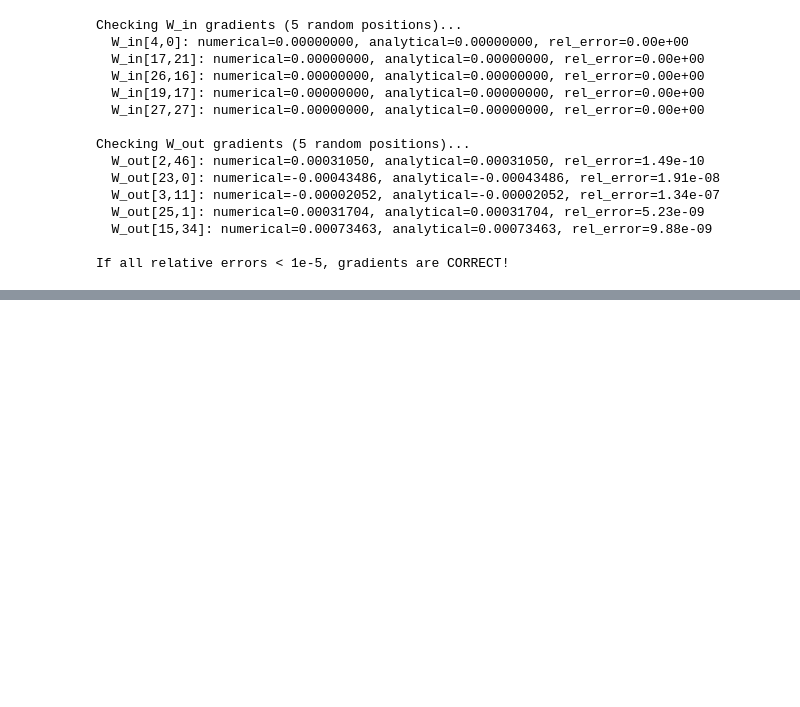
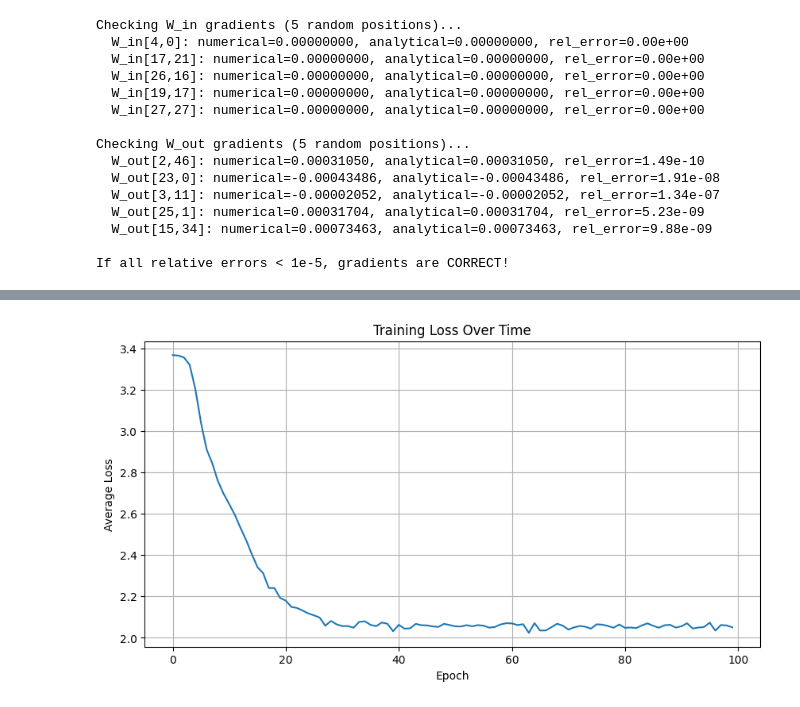
Before and after one commit to dejan3dejan/word2vec-numpy, a Jupyter notebook: notebooks/01-skip-gram-from-scratch.ipynb, the cells around one changed output, grey strips where cells are left out. Cells and saved outputs as stored; diff of their text form; code cells hidden in the pictures; blank space fills up the shorter version.

Commit message:
feat: training loop converges

```diff
--- a/notebooks/01-skip-gram-from-scratch.ipynb
+++ b/notebooks/01-skip-gram-from-scratch.ipynb
@@ -425,0 +484,20 @@ If all relative errors < 1e-5, gradients are CORRECT!
+# %%
+# Re-initialize embeddings (fresh start)
+np.random.seed(42)
+W_in_trained = np.random.randn(vocab_size, embed_dim) * 0.01
+W_out_trained = np.random.randn(vocab_size, embed_dim) * 0.01
+
+print(f"Training on {len(all_pairs)} skip-gram pairs...")
+print(f"Initial loss (random embeddings): ~3.37\n")
+
+# Train!
+W_in_trained, W_out_trained, losses = train(
+    all_pairs,
+    W_in_trained,
+    W_out_trained,
+    epochs=100,
+    learning_rate=0.1
+)
+
+print(f"\nFinal loss: {losses[-1]:.4f}")
+print(f"Loss reduction: {losses[0] - losses[-1]:.4f}")
@@ -425,0 +521,12 @@ If all relative errors < 1e-5, gradients are CORRECT!
+# %%
+import matplotlib.pyplot as plt
+
+plt.figure(figsize=(10, 5))
+plt.plot(losses)
+plt.xlabel('Epoch')
+plt.ylabel('Average Loss')
+plt.title('Training Loss Over Time')
+plt.grid(True)
+plt.show()
+# %% [output]
+[figure, added]
```
Also changed, not shown: parts of 3 cells of this notebook.
